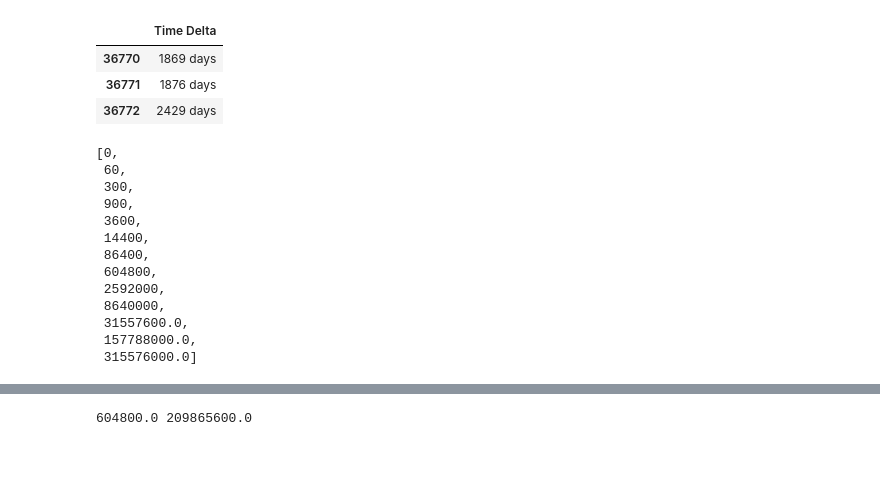
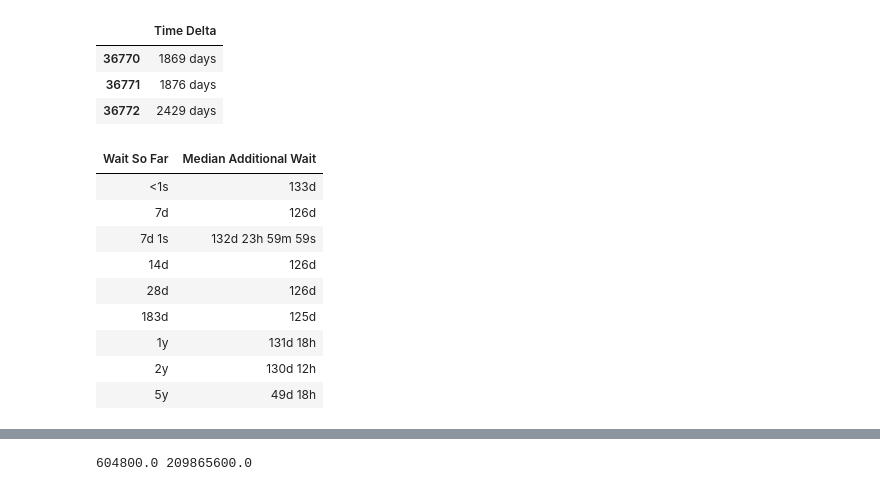
Before and after one commit to CarlKCarlK/wait-times, a Jupyter notebook: wait-times.ipynb, the cells around one changed output, grey strips where cells are left out. Cells and saved outputs as stored; diff of their text form; code cells hidden in the pictures; blank space fills up the shorter version.

```diff
--- a/wait-times.ipynb
+++ b/wait-times.ipynb
@@ -193,19 +193,21 @@ lotto_df[lotto_df["Time Delta"] > pd.to_timedelta(24*60*60 * 365.25 * 5, unit="s
 | 36770 | 1869 days |
 | 36771 | 1876 days |
 | 36772 | 2429 days |
-# %%
-wiki_wait_ticks
-# %% [output]
-[0,
- 60,
- 300,
- 900,
- 3600,
- 14400,
- 86400,
- 604800,
- 2592000,
- 8640000,
- 31557600.0,
- 157788000.0,
- 315576000.0]
+# %%
+seed = 0
+rng = np.random.default_rng(seed)
+
+lotto_resample = pd.DataFrame()
+lotto_resample['Time Delta'] = lotto_df['Time Delta'].sample(n=100_000, replace=True, random_state=rng)
+wait_wait_table(lotto_resample, lotto_waits).style.hide(axis="index")
+# %% [output]
+| Wait So Far | Median Additional Wait |
+| <1s | 133d |
+| 7d | 126d |
+| 7d 1s | 132d 23h 59m 59s |
+| 14d | 126d |
+| 28d | 126d |
+| 183d | 125d |
+| 1y | 131d 18h |
+| 2y | 130d 12h |
+| 5y | 49d 18h |
```
Also changed, not shown: parts of 4 cells of this notebook.
